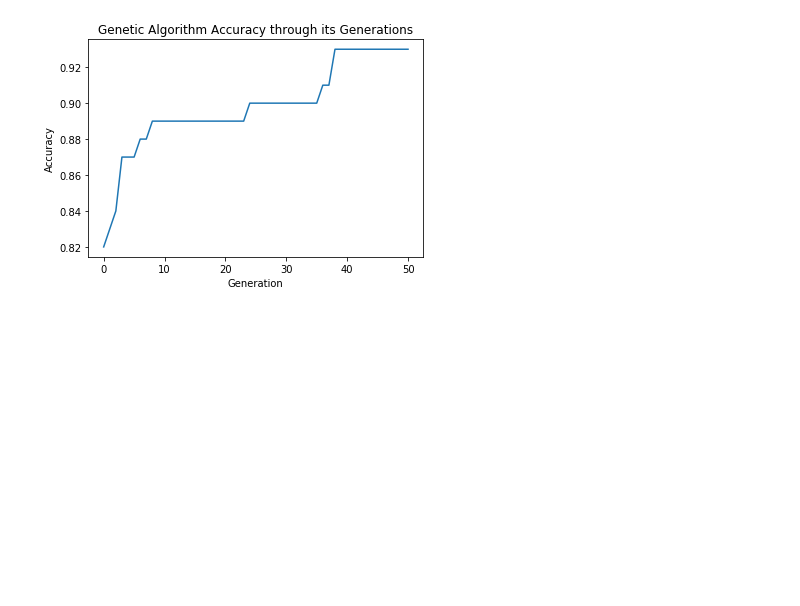
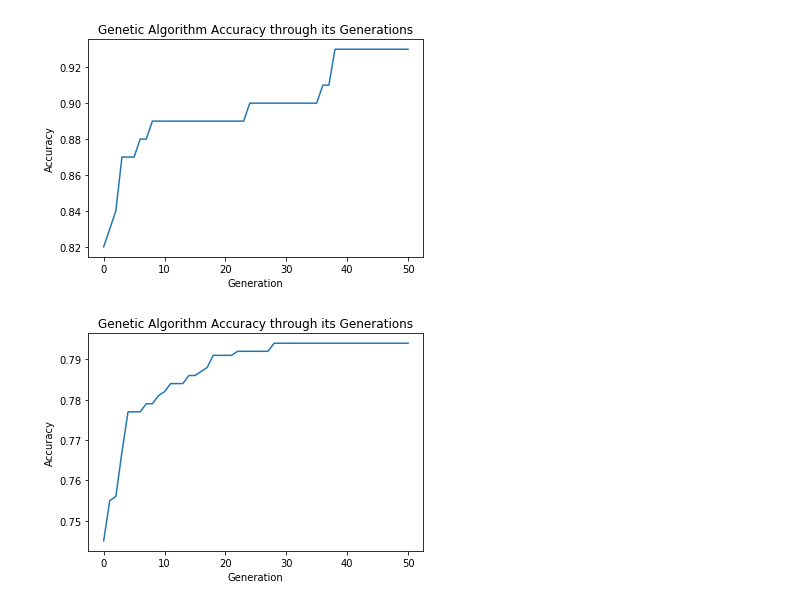
Before and after one commit to erfanMhi/Genetic-algorithms-for-credit-scoring, a Jupyter notebook: Genetic Algorithm for credit scoring.ipynb, the cells around one changed output. Drawn from its saved outputs; the diff is of its cells as text; code cells hidden in the pictures; blank space fills up the shorter version.

Commit message:
Hybrid2 method of Initial Population Initializer Added.

```diff
--- a/Genetic Algorithm for credit scoring.ipynb
+++ b/Genetic Algorithm for credit scoring.ipynb
@@ -175,8 +186,11 @@ class Chromosome :
                 self.feature_initialization(np.delete(list(range(genNum)),reducedFeatureSubset))
         elif gaType == 'hybrid2' :
             r = np.random.randint(self.minFeatureNum,self.maxFeatureNum+1)
-            rankSum = np.sum(list(reducedFeatureSubset.values()))
-#             for
+            #rankSum = np.sum(list(reducedFeatureSubset.values()))
+            ranks =  reduced_feature_subset.copy()
+            for _ in range(r):
+                key = weighted_random_choice(ranks)
+                self.chrom[int(key)] = True
         elif gaType == 'simple' :
             features = list(range(genNum))
             r = np.random.randint(self.minFeatureNum,self.maxFeatureNum+1)
@@ -187,6 +201,15 @@ class Chromosome :
 
         self.fitness = None
 
+    def weighted_random_choice(choices):
+        maximum = sum(choices.values())
+        pick = random.uniform(0, maximum)
+        current = 0
+        for key, value in choices.items():
+            current += value
+            if current > pick:
+                choices.pop(key,None)
+                return key
     def __iter__(self) :
         return np.nditer(self.chrom)
 
@@ -229,7 +252,7 @@ class Chromosome :
         if string_arr not in Chromosome.chromosomes :
             model = Chromosome.keras_model(np.sum(self.chrom),hiddenNum,lr,m)
             classifier = KerasClassifier(build_fn=model, epochs=trainCycles,batch_size=len(X),verbose=0)
-            self.fitness = Chromosome.chromosomes[string_arr] = max(cross_val_score(classifier, X[:,self.chrom], Y, cv=10,verbose=0))
+            self.fitness = Chromosome.chromosomes[string_arr] = np.mean(cross_val_score(classifier, X[:,self.chrom], Y, cv=10,verbose=0))
         else :
             self.fitness = Chromosome.chromosomes[string_arr]
         return Chromosome.chromosomes[string_arr]
@@ -248,9 +271,14 @@ class Population :
         self.tPressure = tPressure
         self.bestFitness = float('-inf')
         self.tSize = int(popSize*tPressure)
-        for _ in range(popSize) : # initializing chromosome
-            self.pop = np.append(self.pop,Chromosome(genNum,trueProb,reducedFeatureSubset,minFeatureNum,maxFeatureNum,gaType))
-
+        if gaType != 'hybird2':
+            for _ in range(popSize) : # initializing chromosome
+                self.pop = np.append(self.pop,Chromosome(genNum,trueProb,reducedFeatureSubset,minFeatureNum,maxFeatureNum,gaType))
+        else:
+            for _ in range(popSize/2) : # initializing chromosome
+                self.pop = np.append(self.pop,Chromosome(genNum,trueProb,reducedFeatureSubset,minFeatureNum,maxFeatureNum,gaType))
+            for _ in range(popSize/2) : # initializing chromosome
+                self.pop = np.append(self.pop,Chromosome(genNum,trueProb,reducedFeatureSubset,minFeatureNum,maxFeatureNum,'simple'))
     def __iter__(self) :
         return np.nditer(self.pop)
 
@@ -358,5 +386,13 @@ plt.title("Genetic Algorithm Accuracy through its Generations")
 plt.show()
 # %% [output]
 [figure]
+# %%
+plt.plot(list(range(51)), gaBestFitnesses)
+plt.xlabel('Generation')
+plt.ylabel('Accuracy')
+plt.title("Genetic Algorithm Accuracy through its Generations")
+plt.show()
+# %% [output]
+[figure, added]
 # %%
 gaBestFitnesses = geneticAlgorithm(np.array(x_train),np.array(y_train),reducedFeatureSubset=reduced_feature_subset,gaType='hybrid2',**genetic_config,**nn_config)
```
Also changed, not shown: parts of 3 cells of this notebook, 1 other file.
